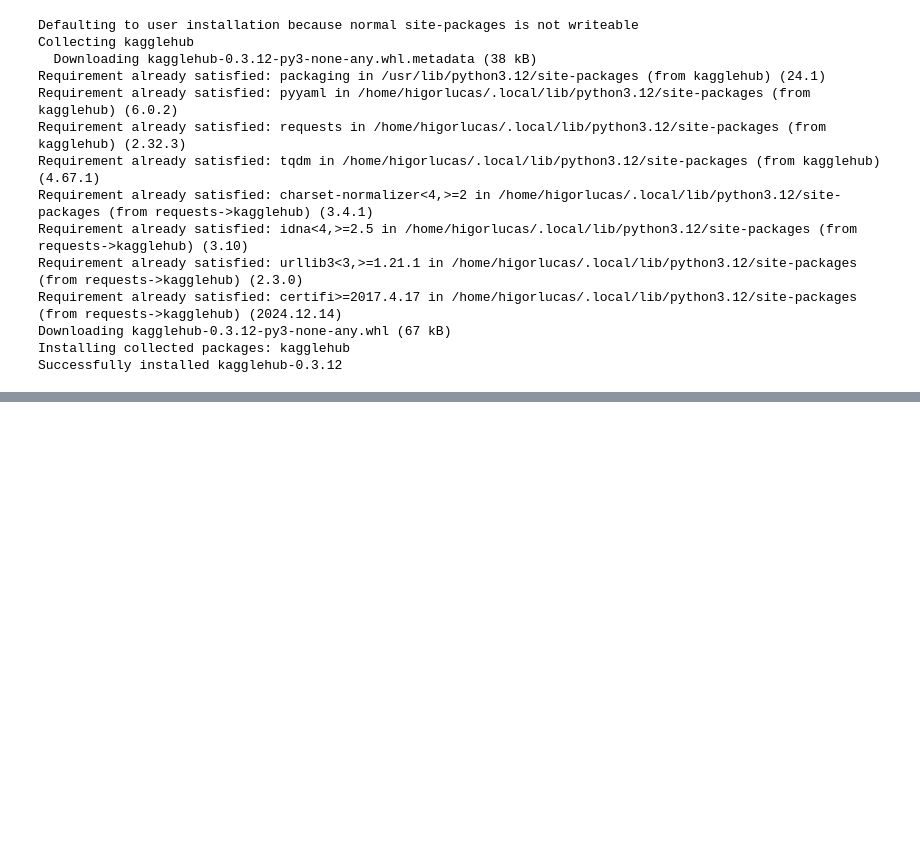
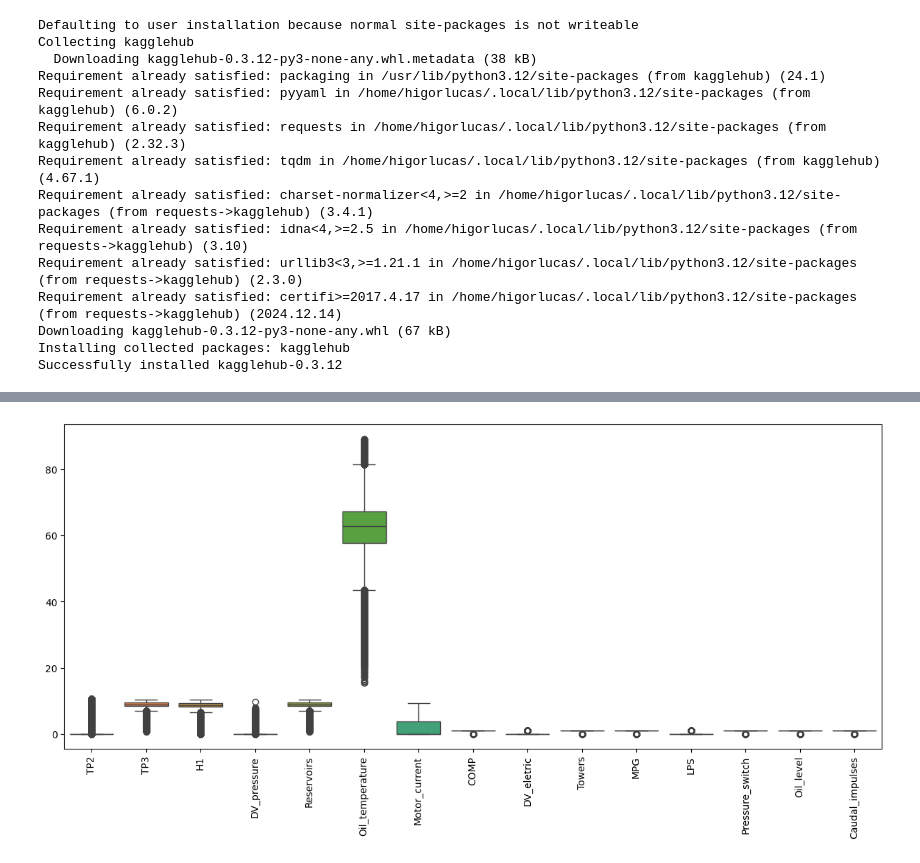
Before and after one commit to higorlucas125/Data-Mining-, a Jupyter notebook: WorkFinish.ipynb, the cells around one changed output, grey strips where cells are left out. Drawn from its saved outputs; the diff is of its cells as text; code cells hidden in the pictures; blank space fills up the shorter version.

```diff
--- a/WorkFinish.ipynb
+++ b/WorkFinish.ipynb
@@ -41,0 +214,11 @@ Test novo novo
+# %%
+import seaborn as sns
+plt.figure(figsize=(15, 6))
+sns.boxplot(data=df.select_dtypes(include='float'))
+plt.xticks(rotation=90)
+plt.show()
+
+## Explicando a variação do seaborn verificando os valores que possuem uma grande variação
+# As colunas com uma grande variação de valores são Oil_temperature, Motor_current
+# %% [output]
+[figure, added]
```
Also changed, not shown: parts of 13 cells of this notebook, 3 other files.
